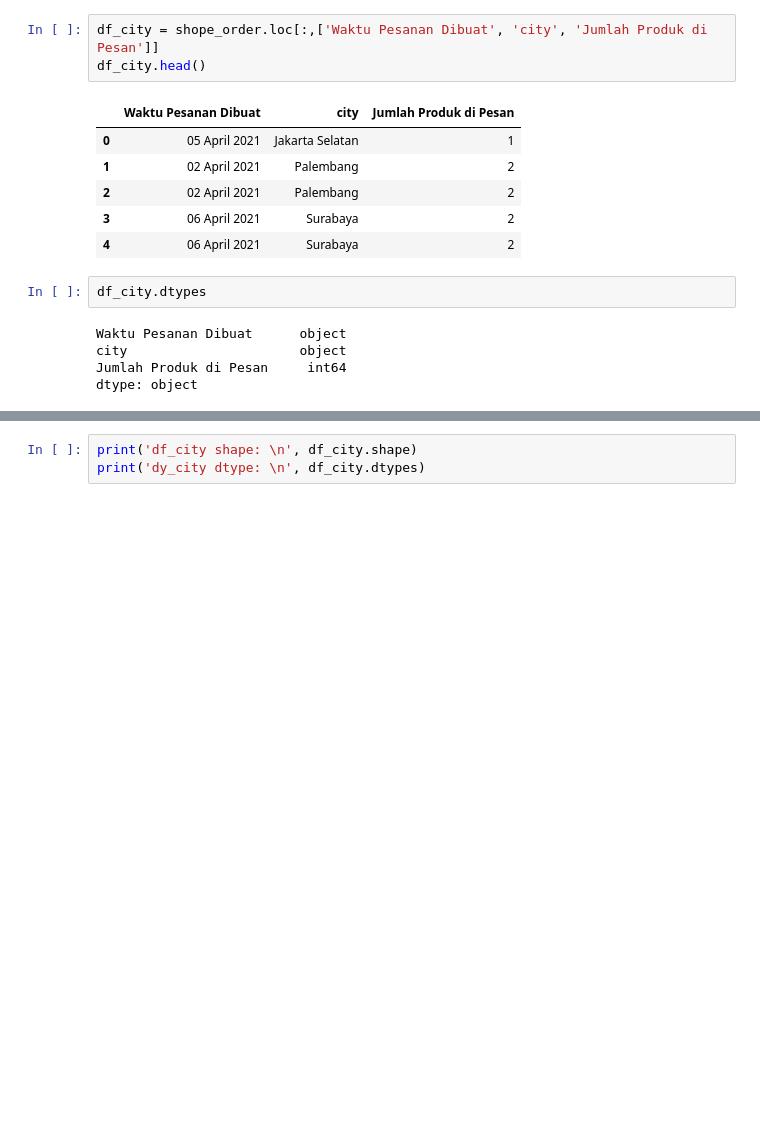
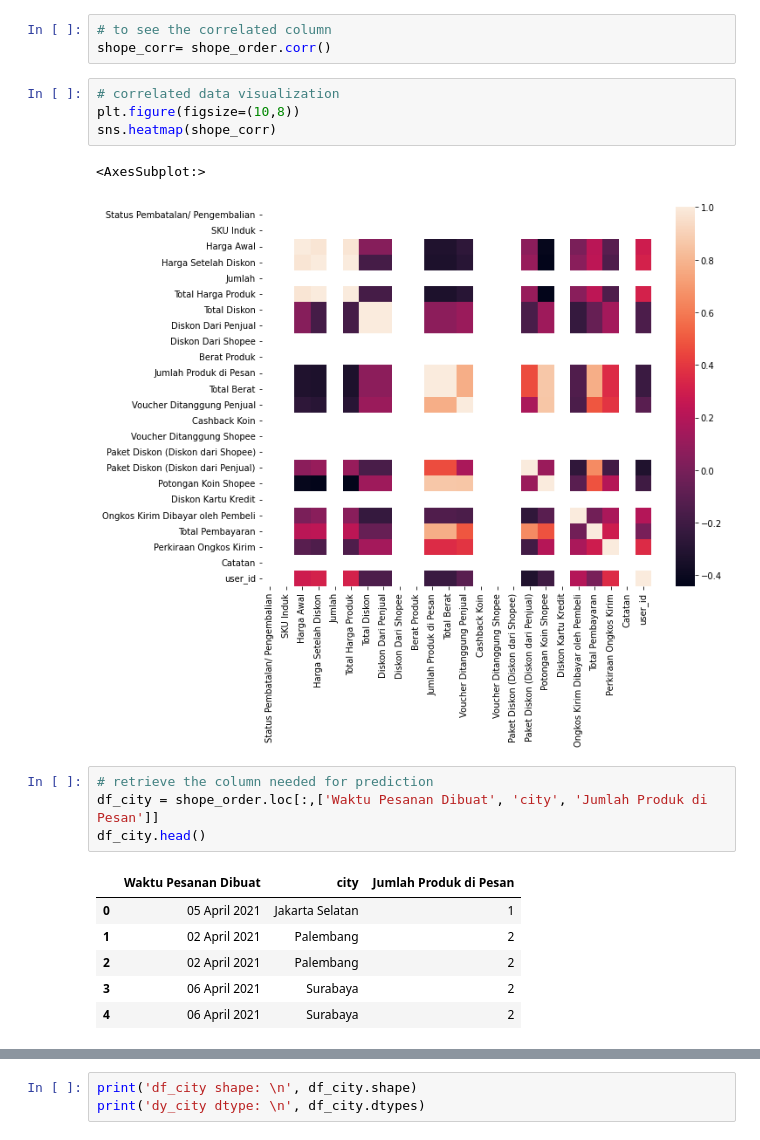
Before and after one commit to rickateno29/rickateno29, a Jupyter notebook: forecast-city-linear-regression.ipynb, the cells around one changed output, grey strips where cells are left out. Drawn from its saved outputs; the diff is of its cells as text; blank space fills up the shorter version.

```diff
--- a/forecast-city-linear-regression.ipynb
+++ b/forecast-city-linear-regression.ipynb
@@ -35,4 +40,15 @@ shope_order.describe()
+# %%
+# to see the correlated column
+shope_corr= shope_order.corr()
+# %%
+# correlated data visualization
+plt.figure(figsize=(10,8))
+sns.heatmap(shope_corr)
+# %% [output]
+<AxesSubplot:>
+[figure, added]
 # %%
+# retrieve the column needed for prediction
 df_city = shope_order.loc[:,['Waktu Pesanan Dibuat', 'city', 'Jumlah Produk di Pesan']]
 df_city.head()
 # %% [output]
@@ -42,10 +58,3 @@ df_city.head()
 | 2 | 02 April 2021 | Palembang | 2 |
 | 3 | 06 April 2021 | Surabaya | 2 |
 | 4 | 06 April 2021 | Surabaya | 2 |
-# %%
-df_city.dtypes
-# %% [output]
-Waktu Pesanan Dibuat      object
-city                      object
-Jumlah Produk di Pesan     int64
-dtype: object
```
Also changed, not shown: parts of 20 cells of this notebook.
